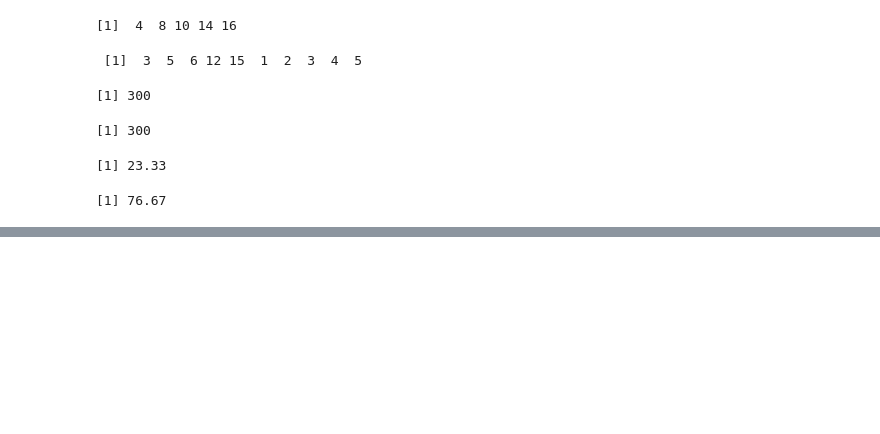
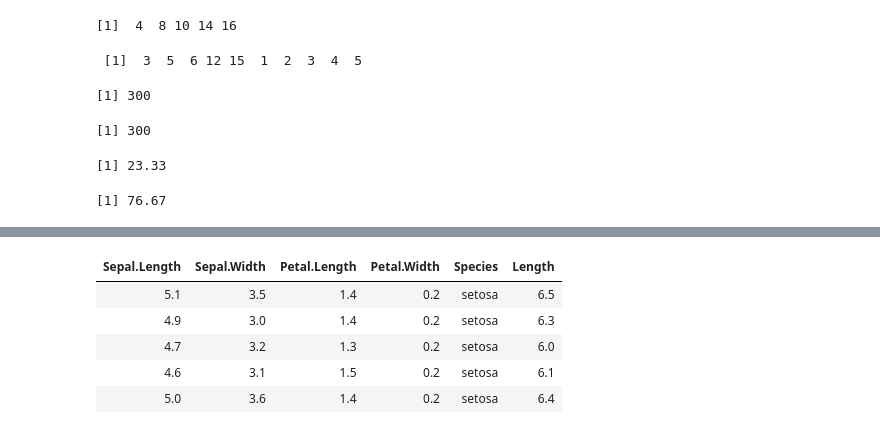
Before and after one commit to HyeogDo/R_study, a Jupyter notebook: 03. 벡터와 데이터프레임.ipynb, the cells around one changed output, grey strips where cells are left out. Drawn from its saved outputs; the diff is of its cells as text; code cells hidden in the pictures; blank space fills up the shorter version.

```diff
--- a/03. 벡터와 데이터프레임.ipynb
+++ b/03. 벡터와 데이터프레임.ipynb
@@ -235,0 +326,14 @@ Description:
+# %%
+# iris의 1~5번 데이터만 추출하여 irisHead라는 데이터셋 만들기
+
+irisHead <- iris[1:5,]
+
+irisHead <- cbind(irisHead, Length = (irisHead[,1] + irisHead[,3]))
+irisHead
+# %% [output]
+| Sepal.Length | Sepal.Width | Petal.Length | Petal.Width | Species | Length |
+| 5.1 | 3.5 | 1.4 | 0.2 | setosa | 6.5 |
+| 4.9 | 3.0 | 1.4 | 0.2 | setosa | 6.3 |
+| 4.7 | 3.2 | 1.3 | 0.2 | setosa | 6.0 |
+| 4.6 | 3.1 | 1.5 | 0.2 | setosa | 6.1 |
+| 5.0 | 3.6 | 1.4 | 0.2 | setosa | 6.4 |
```
Also changed, not shown: parts of 44 cells of this notebook, 1 other file.
